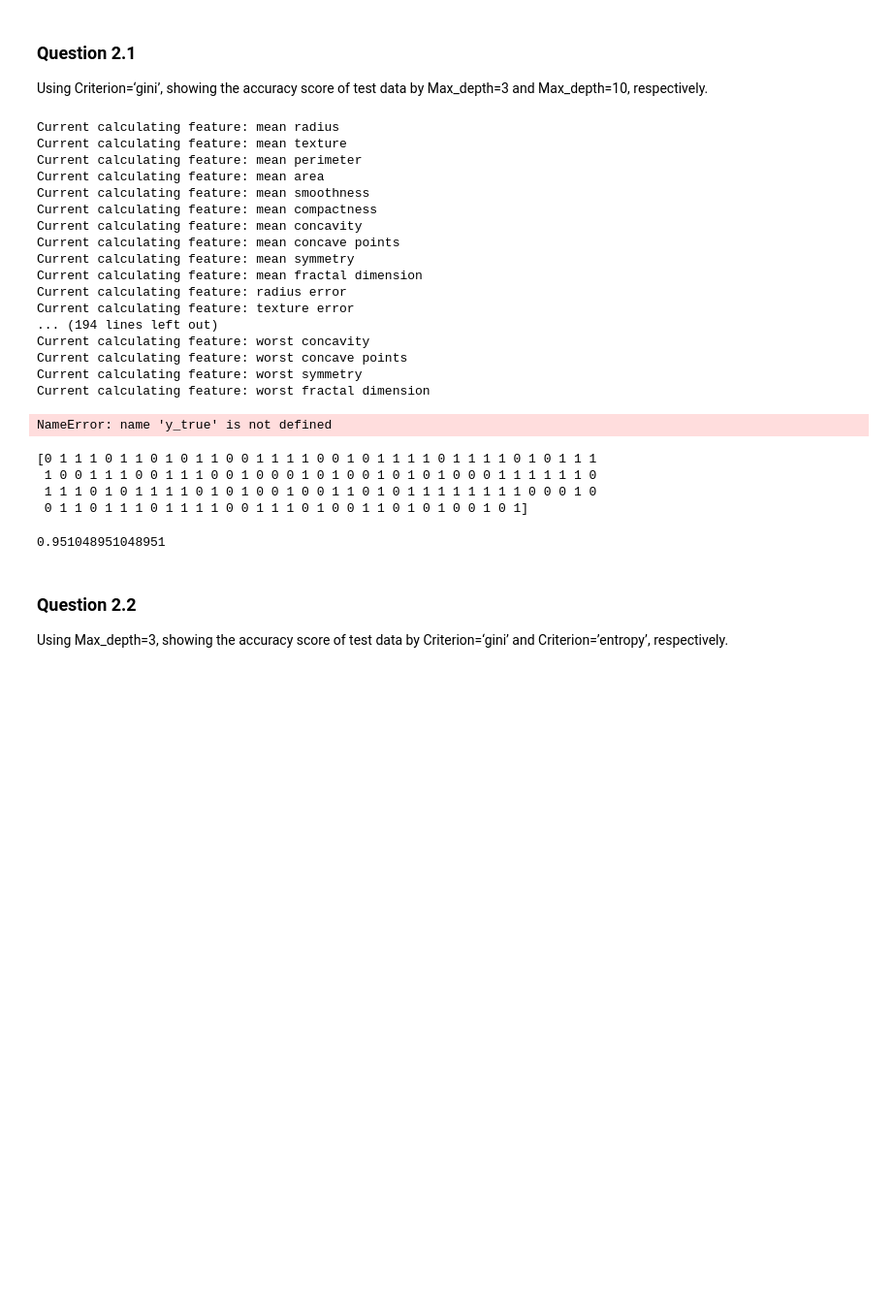
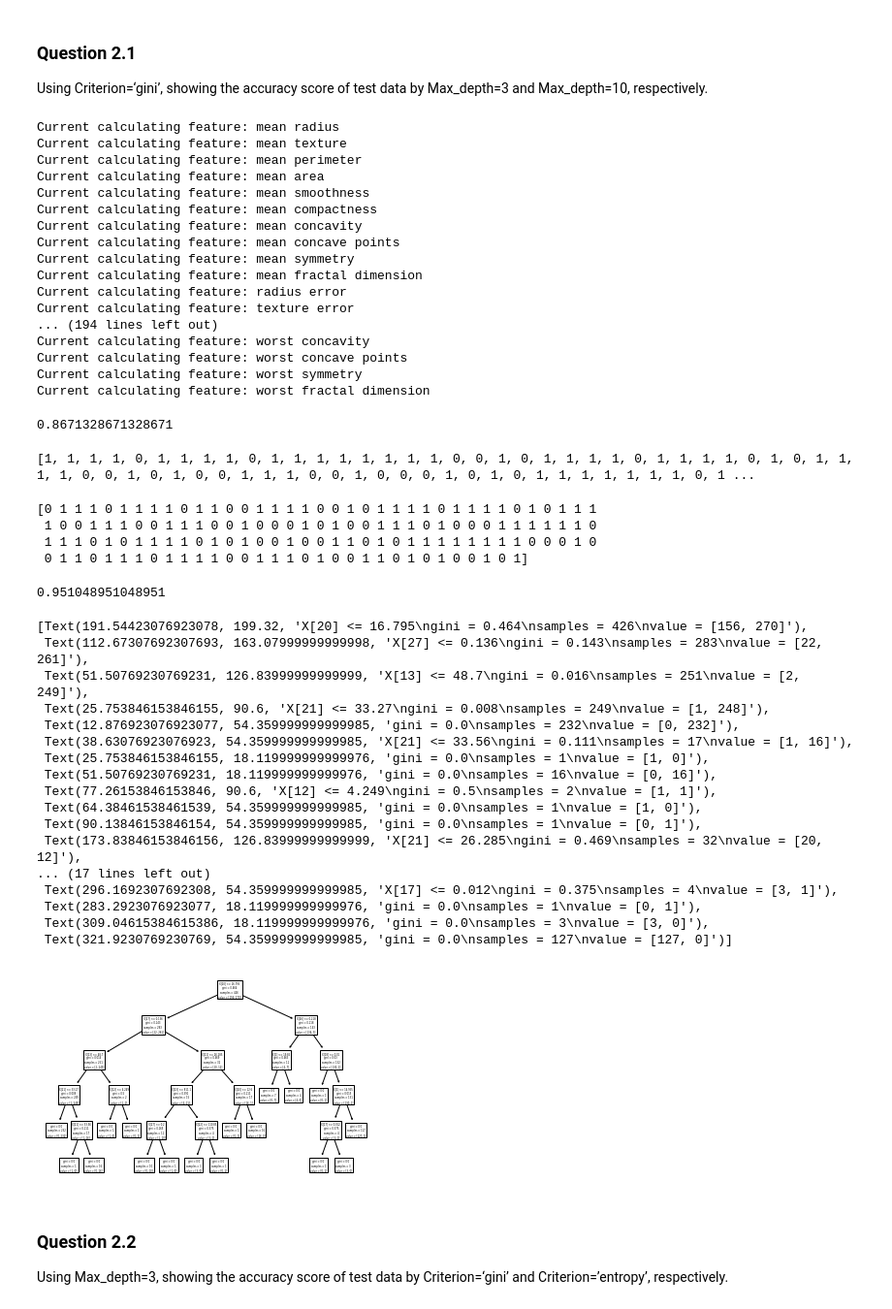
Before and after one commit to hurueilin/PR_HW3, a Jupyter notebook: 309553024_HW3.ipynb, the cells around one changed output. Shown at 97% size. Saved outputs shown, nothing was run; the diff lists cells and outputs as text; code cells hidden in the pictures; blank space fills up the shorter version.

Commit message:
Accuracy is only 0.86, need to be checked

```diff
--- a/309553024_HW3.ipynb
+++ b/309553024_HW3.ipynb
@@ -130,7 +130,6 @@ class DecisionTree():
     def buildTree(self, X, y, depth=0):
         # Majority vote for predecting which class that current node belongs to
         num_samples_per_class = [np.sum(y == i) for i in range(self.num_of_classes)]
-#         num_samples_per_class = [np.sum(y == i) for i in range(2)]  # 2 classes
         predicted_class = np.argmax(num_samples_per_class)
         node = Node(predicted_class=predicted_class)
 
@@ -155,7 +154,7 @@ class DecisionTree():
         return node
 
     def fit(self, X, y):
-        self.num_of_classes = len(set(y))  # 2 classes(0 or 1)
+        self.num_of_classes = 2  # 2 classes(0 or 1)
         self.num_of_features = X.shape[1]
         self.tree = self.buildTree(X, y)
 
@@ -182,10 +181,7 @@ clf_depth3 = DecisionTree(criterion='gini', max_depth=3)
 clf_depth10 = DecisionTree(criterion='gini', max_depth=10)
 # %%
 clf_depth3.fit(x_train, y_train)
-y_pred = clf_depth3.predict(x_test)
-
-from sklearn.metrics import accuracy_score
-accuracy_score(y_test, y_pred)
+y_pred_depth3 = clf_depth3.predict(x_test)
 # %% [output]
 Current calculating feature: mean radius
 Current calculating feature: mean texture
@@ -204,7 +200,15 @@ Current calculating feature: worst concavity
 Current calculating feature: worst concave points
 Current calculating feature: worst symmetry
 Current calculating feature: worst fractal dimension
-NameError: name 'y_true' is not defined
+# %%
+from sklearn.metrics import accuracy_score
+accuracy_score(y_test, y_pred_depth3)
+# %% [output]
+0.8671328671328671
+# %%
+print(y_pred_depth3)
+# %% [output]
+[1, 1, 1, 1, 0, 1, 1, 1, 1, 0, 1, 1, 1, 1, 1, 1, 1, 1, 0, 0, 1, 0, 1, 1, 1, 1, 0, 1, 1, 1, 1, 0, 1, 0, 1, 1, 1, 1, 0, 0, 1, 0, 1, 0, 0, 1, 1, 1, 0, 0, 1, 0, 0, 0, 1, 0, 1, 0, 1, 1, 1, 1, 1, 1, 1, 0, 1 ...
 # %%
 from sklearn import tree
 
@@ -213,8 +217,8 @@ clf.fit(x_train, y_train)
 y_pred = clf.predict(x_test)
 print(y_pred)
 # %% [output]
-[0 1 1 1 0 1 1 0 1 0 1 1 0 0 1 1 1 1 0 0 1 0 1 1 1 1 0 1 1 1 1 0 1 0 1 1 1
- 1 0 0 1 1 1 0 0 1 1 1 0 0 1 0 0 0 1 0 1 0 0 1 0 1 0 1 0 0 0 1 1 1 1 1 1 0
+[0 1 1 1 0 1 1 1 1 0 1 1 0 0 1 1 1 1 0 0 1 0 1 1 1 1 0 1 1 1 1 0 1 0 1 1 1
+ 1 0 0 1 1 1 0 0 1 1 1 0 0 1 0 0 0 1 0 1 0 0 1 1 1 0 1 0 0 0 1 1 1 1 1 1 0
  1 1 1 0 1 0 1 1 1 1 0 1 0 1 0 0 1 0 0 1 1 0 1 0 1 1 1 1 1 1 1 1 0 0 0 1 0
  0 1 1 0 1 1 1 0 1 1 1 1 0 0 1 1 1 0 1 0 0 1 1 0 1 0 1 0 0 1 0 1]
 # %%
@@ -222,6 +226,27 @@ from sklearn.metrics import accuracy_score
 accuracy_score(y_test, y_pred)
 # %% [output]
 0.951048951048951
+# %%
+tree.plot_tree(clf)
+# %% [output]
+[Text(191.54423076923078, 199.32, 'X[20] <= 16.795\ngini = 0.464\nsamples = 426\nvalue = [156, 270]'),
+ Text(112.67307692307693, 163.07999999999998, 'X[27] <= 0.136\ngini = 0.143\nsamples = 283\nvalue = [22, 261]'),
+ Text(51.50769230769231, 126.83999999999999, 'X[13] <= 48.7\ngini = 0.016\nsamples = 251\nvalue = [2, 249]'),
+ Text(25.753846153846155, 90.6, 'X[21] <= 33.27\ngini = 0.008\nsamples = 249\nvalue = [1, 248]'),
+ Text(12.876923076923077, 54.359999999999985, 'gini = 0.0\nsamples = 232\nvalue = [0, 232]'),
+ Text(38.63076923076923, 54.359999999999985, 'X[21] <= 33.56\ngini = 0.111\nsamples = 17\nvalue = [1, 16]'),
+ Text(25.753846153846155, 18.119999999999976, 'gini = 0.0\nsamples = 1\nvalue = [1, 0]'),
+ Text(51.50769230769231, 18.119999999999976, 'gini = 0.0\nsamples = 16\nvalue = [0, 16]'),
+ Text(77.26153846153846, 90.6, 'X[12] <= 4.249\ngini = 0.5\nsamples = 2\nvalue = [1, 1]'),
+ Text(64.38461538461539, 54.359999999999985, 'gini = 0.0\nsamples = 1\nvalue = [1, 0]'),
+ Text(90.13846153846154, 54.359999999999985, 'gini = 0.0\nsamples = 1\nvalue = [0, 1]'),
+ Text(173.83846153846156, 126.83999999999999, 'X[21] <= 26.285\ngini = 0.469\nsamples = 32\nvalue = [20, 12]'),
+... (17 lines left out)
+ Text(296.1692307692308, 54.359999999999985, 'X[17] <= 0.012\ngini = 0.375\nsamples = 4\nvalue = [3, 1]'),
+ Text(283.2923076923077, 18.119999999999976, 'gini = 0.0\nsamples = 1\nvalue = [0, 1]'),
+ Text(309.04615384615386, 18.119999999999976, 'gini = 0.0\nsamples = 3\nvalue = [3, 0]'),
+ Text(321.9230769230769, 54.359999999999985, 'gini = 0.0\nsamples = 127\nvalue = [127, 0]')]
+[figure, added]
 # %% [markdown]
 ### Question 2.2
 Using Max_depth=3, showing the accuracy score of test data by Criterion=‘gini’ and Criterion=’entropy’, respectively.
```
